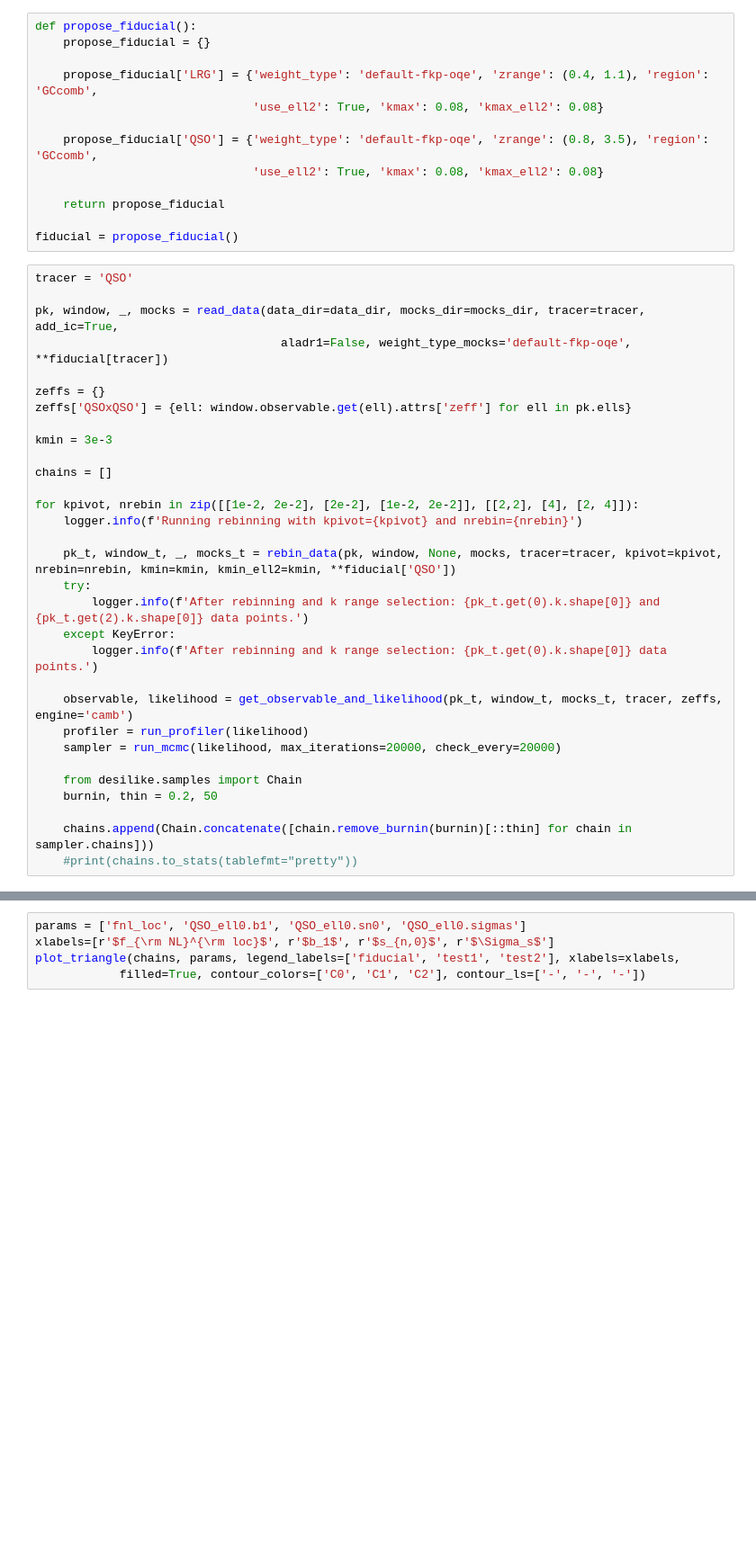
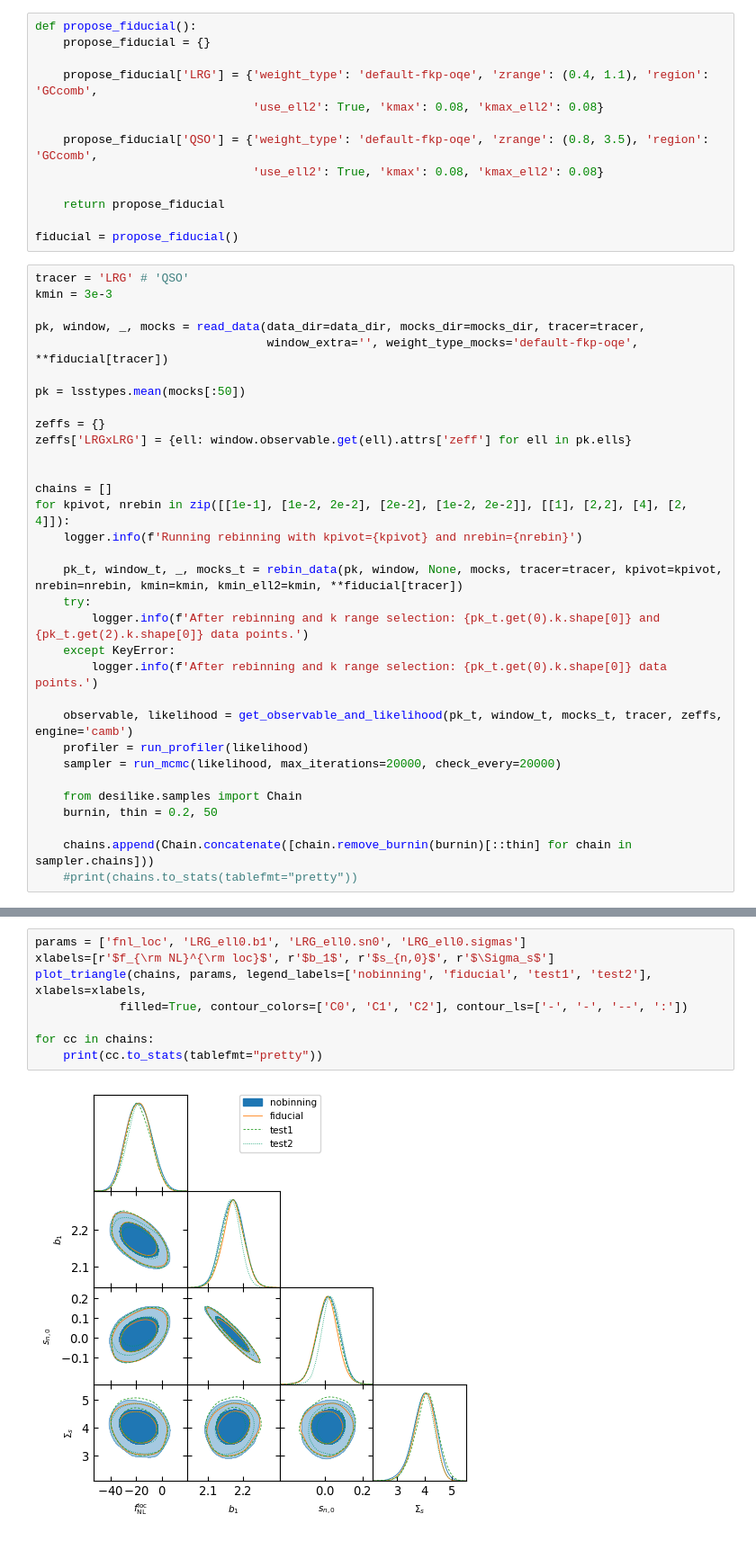
Before and after one commit to AlbertoRosado1/cai-dr2-clustering-products, a Jupyter notebook: local_png/check_binning.ipynb, the cells around one changed output, grey strips where cells are left out. Shown at 90% size. Drawn from its saved outputs; the diff is of its cells as text; blank space fills up the shorter version.

```diff
--- a/local_png/check_binning.ipynb
+++ b/local_png/check_binning.ipynb
@@ -48,22 +48,23 @@ def propose_fiducial():
 
 fiducial = propose_fiducial()
 # %%
-tracer = 'QSO'
+tracer = 'LRG' # 'QSO'
+kmin = 3e-3
 
-pk, window, _, mocks = read_data(data_dir=data_dir, mocks_dir=mocks_dir, tracer=tracer, add_ic=True,
-                                   aladr1=False, weight_type_mocks='default-fkp-oqe', **fiducial[tracer])
+pk, window, _, mocks = read_data(data_dir=data_dir, mocks_dir=mocks_dir, tracer=tracer,
+                                 window_extra='', weight_type_mocks='default-fkp-oqe', **fiducial[tracer])
+
+pk = lsstypes.mean(mocks[:50])
 
 zeffs = {}
-zeffs['QSOxQSO'] = {ell: window.observable.get(ell).attrs['zeff'] for ell in pk.ells}
+zeffs['LRGxLRG'] = {ell: window.observable.get(ell).attrs['zeff'] for ell in pk.ells}
 
-kmin = 3e-3
 
 chains = []
-
-for kpivot, nrebin in zip([[1e-2, 2e-2], [2e-2], [1e-2, 2e-2]], [[2,2], [4], [2, 4]]):
+for kpivot, nrebin in zip([[1e-1], [1e-2, 2e-2], [2e-2], [1e-2, 2e-2]], [[1], [2,2], [4], [2, 4]]):
     logger.info(f'Running rebinning with kpivot={kpivot} and nrebin={nrebin}')
 
-    pk_t, window_t, _, mocks_t = rebin_data(pk, window, None, mocks, tracer=tracer, kpivot=kpivot, nrebin=nrebin, kmin=kmin, kmin_ell2=kmin, **fiducial['QSO'])
+    pk_t, window_t, _, mocks_t = rebin_data(pk, window, None, mocks, tracer=tracer, kpivot=kpivot, nrebin=nrebin, kmin=kmin, kmin_ell2=kmin, **fiducial[tracer])
     try:
         logger.info(f'After rebinning and k range selection: {pk_t.get(0).k.shape[0]} and {pk_t.get(2).k.shape[0]} data points.')
     except KeyError:
@@ -99,6 +100,10 @@ for kpivot, nrebin in zip([[1e-2, 2e-2], [2e-2], [1e-2, 2e-2]], [[2,2], [4], [2,
 # %%
-params = ['fnl_loc', 'QSO_ell0.b1', 'QSO_ell0.sn0', 'QSO_ell0.sigmas']
+params = ['fnl_loc', 'LRG_ell0.b1', 'LRG_ell0.sn0', 'LRG_ell0.sigmas']
 xlabels=[r'$f_{\rm NL}^{\rm loc}$', r'$b_1$', r'$s_{n,0}$', r'$\Sigma_s$']
-plot_triangle(chains, params, legend_labels=['fiducial', 'test1', 'test2'], xlabels=xlabels,
-            filled=True, contour_colors=['C0', 'C1', 'C2'], contour_ls=['-', '-', '-'])
+plot_triangle(chains, params, legend_labels=['nobinning', 'fiducial', 'test1', 'test2'], xlabels=xlabels,
+            filled=True, contour_colors=['C0', 'C1', 'C2'], contour_ls=['-', '-', '--', ':'])
+
+for cc in chains:
+    print(cc.to_stats(tablefmt="pretty"))
 # %% [output]
+[figure, new version]
```
Also changed, not shown: parts of 6 cells of this notebook, 1 other file.
